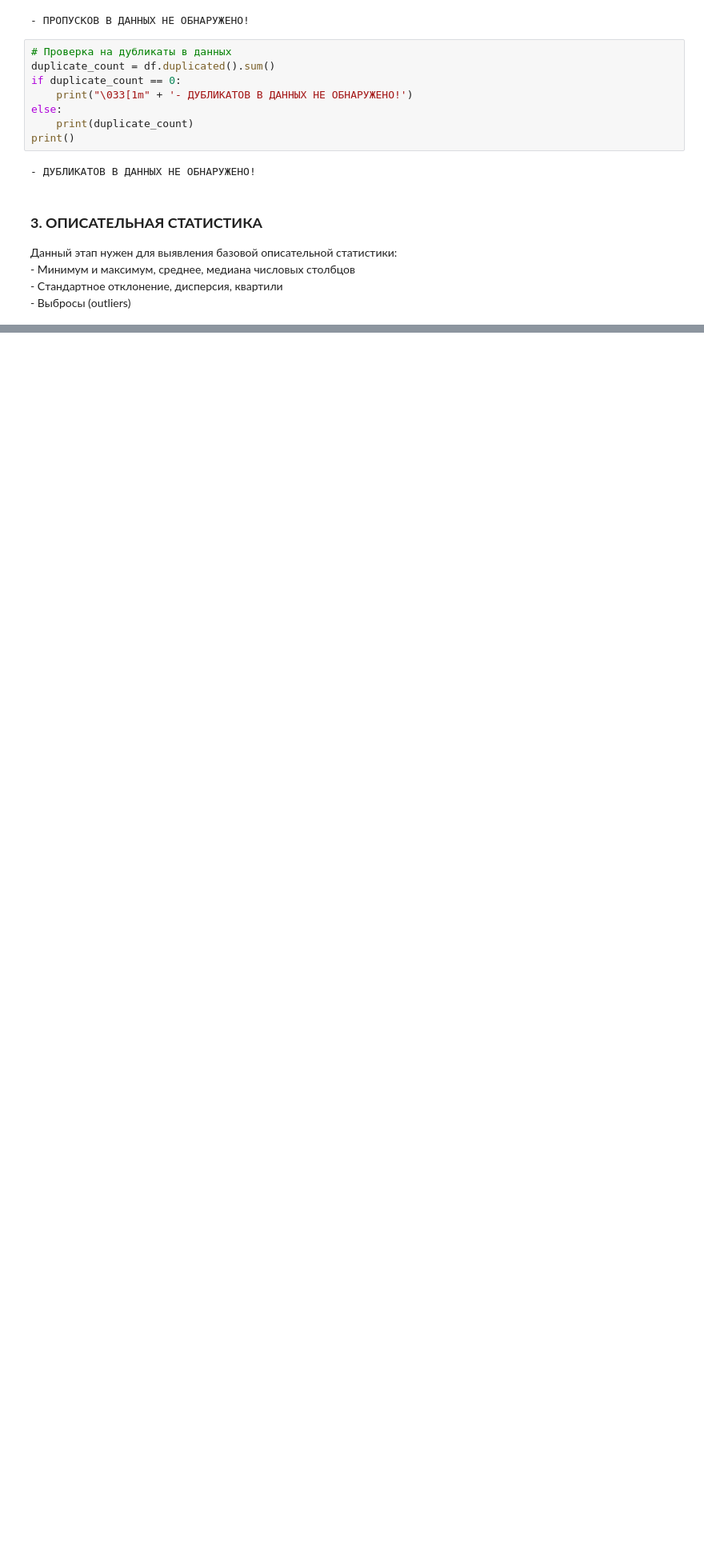
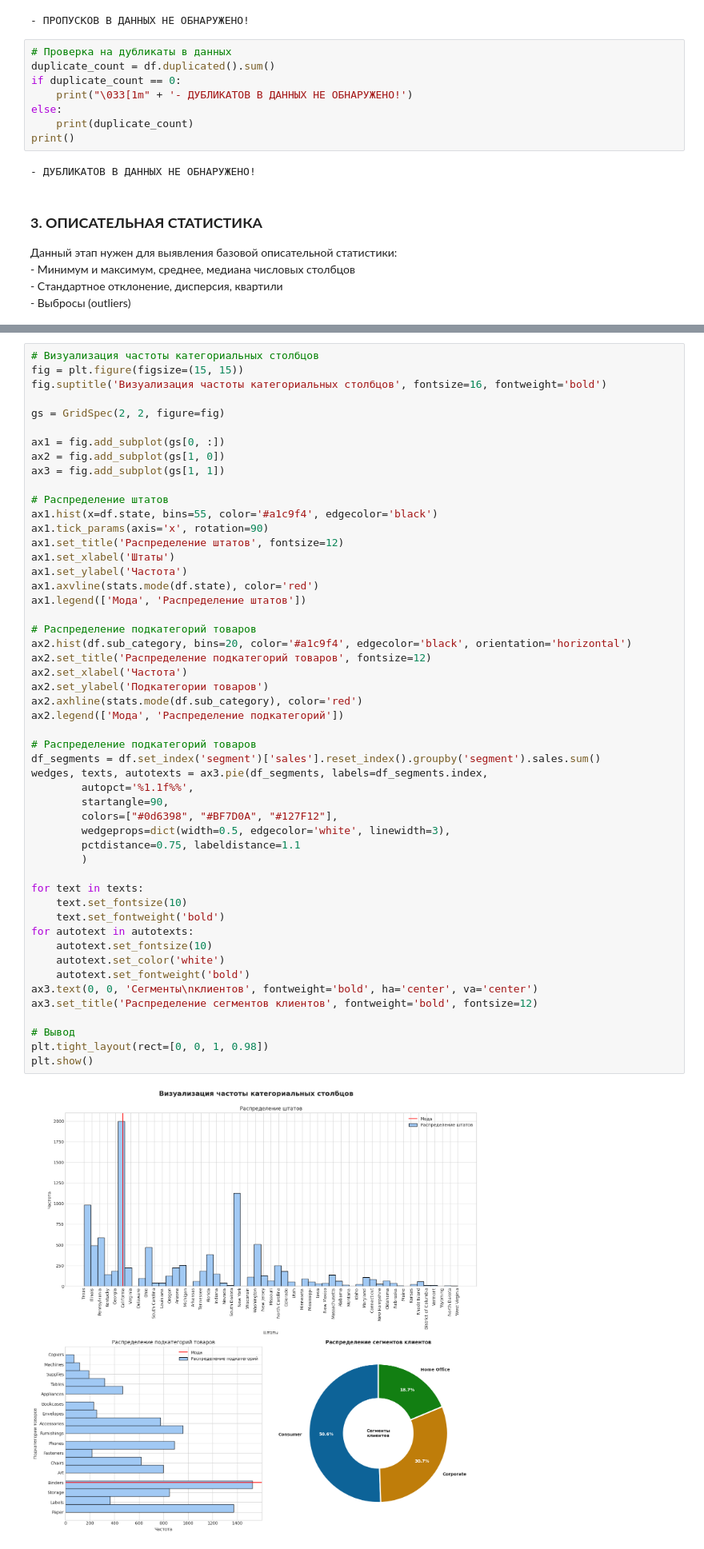
Before and after one commit to sultan9b/Sample-Superstore-Analysis, a Jupyter notebook: notebooks/02_eda_analysis.ipynb, the cells around one changed output, grey strips where cells are left out. Shown at 80% size. Saved outputs shown, nothing was run; the diff lists cells and outputs as text; blank space fills up the shorter version.

```diff
--- a/notebooks/02_eda_analysis.ipynb
+++ b/notebooks/02_eda_analysis.ipynb
@@ -293,0 +319,53 @@ plt.show()
+# %%
+# Визуализация частоты категориальных столбцов
+fig = plt.figure(figsize=(15, 15))
+fig.suptitle('Визуализация частоты категориальных столбцов', fontsize=16, fontweight='bold')
+
+gs = GridSpec(2, 2, figure=fig)
+
+ax1 = fig.add_subplot(gs[0, :])
+ax2 = fig.add_subplot(gs[1, 0])
+ax3 = fig.add_subplot(gs[1, 1])
+
+# Распределение штатов
+ax1.hist(x=df.state, bins=55, color='#a1c9f4', edgecolor='black')
+ax1.tick_params(axis='x', rotation=90)
+ax1.set_title('Распределение штатов', fontsize=12)
+ax1.set_xlabel('Штаты')
+ax1.set_ylabel('Частота')
+ax1.axvline(stats.mode(df.state), color='red')
+ax1.legend(['Мода', 'Распределение штатов'])
+
+# Распределение подкатегорий товаров
+ax2.hist(df.sub_category, bins=20, color='#a1c9f4', edgecolor='black', orientation='horizontal')
+ax2.set_title('Распределение подкатегорий товаров', fontsize=12)
+ax2.set_xlabel('Частота')
+ax2.set_ylabel('Подкатегории товаров')
+ax2.axhline(stats.mode(df.sub_category), color='red')
+ax2.legend(['Мода', 'Распределение подкатегорий'])
+
+# Распределение подкатегорий товаров
+df_segments = df.set_index('segment')['sales'].reset_index().groupby('segment').sales.sum()
+wedges, texts, autotexts = ax3.pie(df_segments, labels=df_segments.index,
+        autopct='%1.1f%%',
+        startangle=90,
+        colors=["#0d6398", "#BF7D0A", "#127F12"],
+        wedgeprops=dict(width=0.5, edgecolor='white', linewidth=3),
+        pctdistance=0.75, labeldistance=1.1
+        )
+
+for text in texts:
+    text.set_fontsize(10)
+    text.set_fontweight('bold')
+for autotext in autotexts:
+    autotext.set_fontsize(10)
+    autotext.set_color('white')
+    autotext.set_fontweight('bold')
+ax3.text(0, 0, 'Сегменты\nклиентов', fontweight='bold', ha='center', va='center')
+ax3.set_title('Распределение сегментов клиентов', fontweight='bold', fontsize=12)
+
+# Вывод
+plt.tight_layout(rect=[0, 0, 1, 0.98])
+plt.show()
+# %% [output]
+[figure, added]
```
Also changed, not shown: parts of 14 cells of this notebook.
